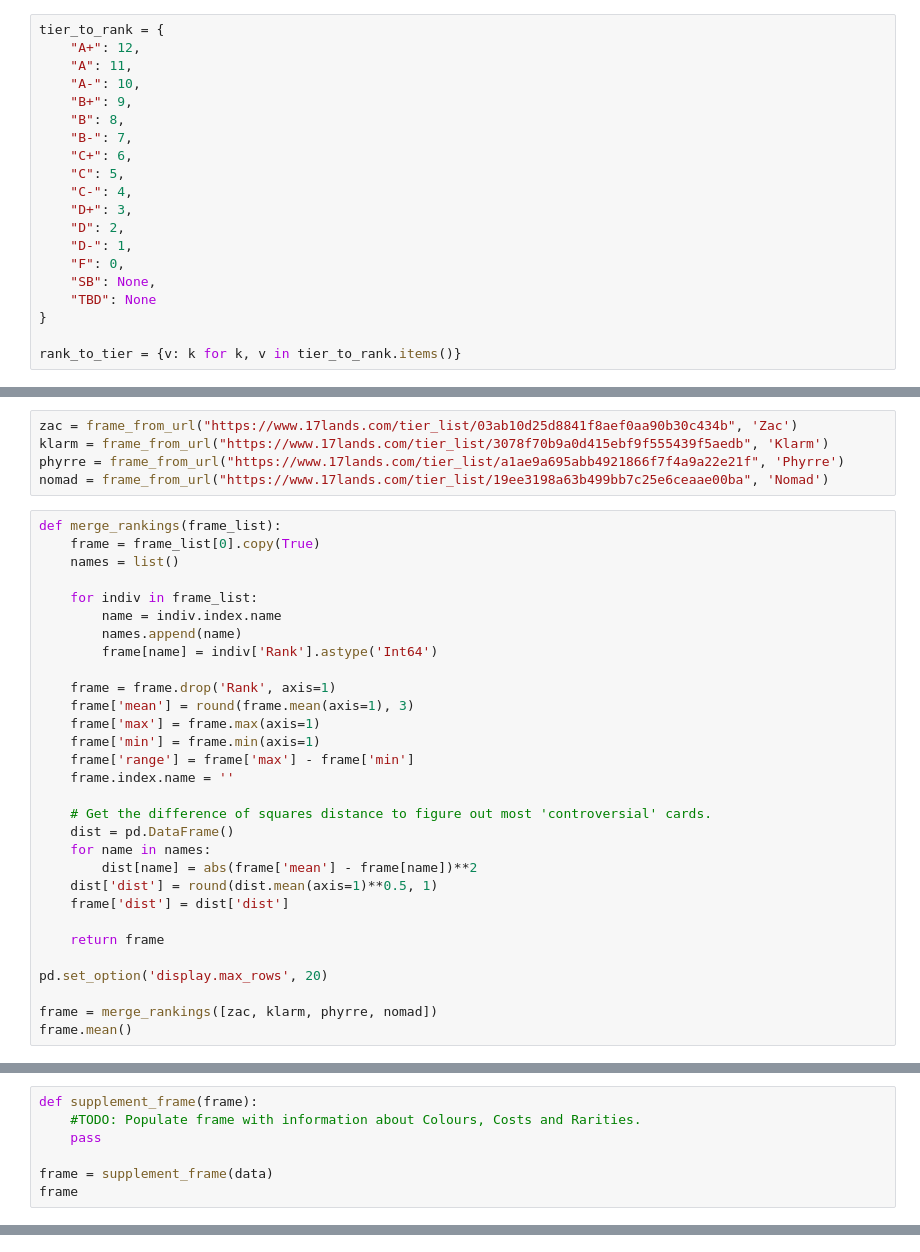
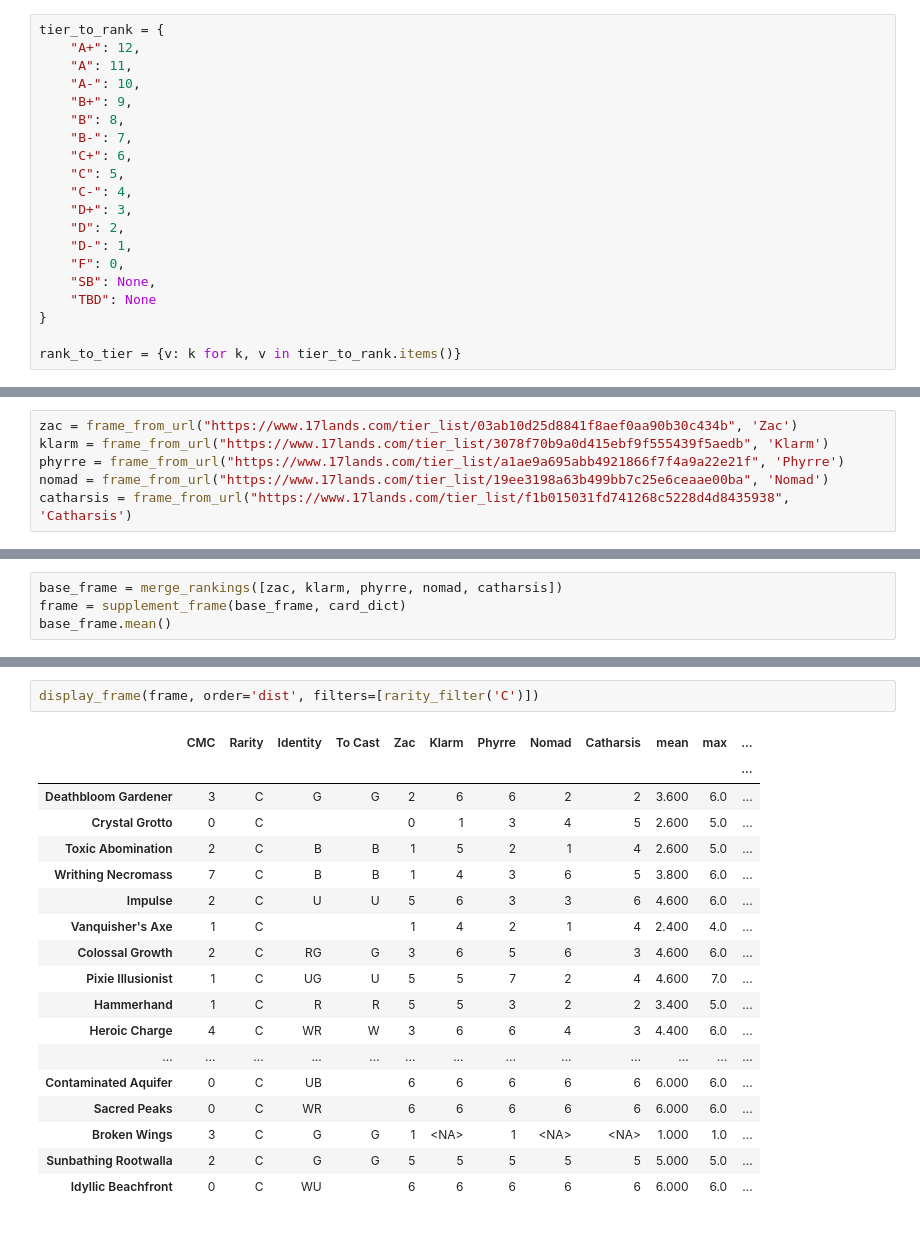
Before and after one commit to ZacharyMN709/DraftMetaReporter, a Jupyter notebook: TierList Aggregator.ipynb, the cells around one changed output, grey strips where cells are left out. Saved outputs shown, nothing was run; the diff lists cells and outputs as text.

Commit message:
Updates to TierList analysis logic.

```diff
--- a/TierList Aggregator.ipynb
+++ b/TierList Aggregator.ipynb
@@ -254,33 +349,4 @@ zac = frame_from_url("https://www.17lands.com/tier_list/03ab10d25d8841f8aef0aa90
 klarm = frame_from_url("https://www.17lands.com/tier_list/3078f70b9a0d415ebf9f555439f5aedb", 'Klarm')
 phyrre = frame_from_url("https://www.17lands.com/tier_list/a1ae9a695abb4921866f7f4a9a22e21f", 'Phyrre')
 nomad = frame_from_url("https://www.17lands.com/tier_list/19ee3198a63b499bb7c25e6ceaae00ba", 'Nomad')
+catharsis = frame_from_url("https://www.17lands.com/tier_list/f1b015031fd741268c5228d4d8435938", 'Catharsis')
-# %%
-def merge_rankings(frame_list):
-    frame = frame_list[0].copy(True)
-    names = list()
-
-    for indiv in frame_list:
-        name = indiv.index.name
-        names.append(name)
-        frame[name] = indiv['Rank'].astype('Int64')
-
-    frame = frame.drop('Rank', axis=1)
-    frame['mean'] = round(frame.mean(axis=1), 3)
-    frame['max'] = frame.max(axis=1)
-    frame['min'] = frame.min(axis=1)
-    frame['range'] = frame['max'] - frame['min']
-    frame.index.name = ''
-
-    # Get the difference of squares distance to figure out most 'controversial' cards.
-    dist = pd.DataFrame()
-    for name in names:
-        dist[name] = abs(frame['mean'] - frame[name])**2
-    dist['dist'] = round(dist.mean(axis=1)**0.5, 1)
-    frame['dist'] = dist['dist']
-
-    return frame
-
-pd.set_option('display.max_rows', 20)
-
-frame = merge_rankings([zac, klarm, phyrre, nomad])
-frame.mean()
@@ -371,7 +352,0 @@ frame.T[["Dragon Whelp", "Soaring Drake"]].T
-# %%
-def supplement_frame(frame):
-    #TODO: Populate frame with information about Colours, Costs and Rarities.
-    pass
-
-frame = supplement_frame(data)
-frame
@@ -462,0 +353,4 @@ frame.sort_values('dist', ascending=False)
+# %%
+base_frame = merge_rankings([zac, klarm, phyrre, nomad, catharsis])
+frame = supplement_frame(base_frame, card_dict)
+base_frame.mean()
@@ -462,0 +370,21 @@ frame.sort_values('dist', ascending=False)
+# %%
+display_frame(frame, order='dist', filters=[rarity_filter('C')])
+# %% [output]
+|  | CMC | Rarity | Identity | To Cast | Zac | Klarm | Phyrre | Nomad | Catharsis | mean | max | ... |
+|  |  |  |  |  |  |  |  |  |  |  |  | ... |
+| Deathbloom Gardener | 3 | C | G | G | 2 | 6 | 6 | 2 | 2 | 3.600 | 6.0 | ... |
+| Crystal Grotto | 0 | C |  |  | 0 | 1 | 3 | 4 | 5 | 2.600 | 5.0 | ... |
+| Toxic Abomination | 2 | C | B | B | 1 | 5 | 2 | 1 | 4 | 2.600 | 5.0 | ... |
+| Writhing Necromass | 7 | C | B | B | 1 | 4 | 3 | 6 | 5 | 3.800 | 6.0 | ... |
+| Impulse | 2 | C | U | U | 5 | 6 | 3 | 3 | 6 | 4.600 | 6.0 | ... |
+| Vanquisher's Axe | 1 | C |  |  | 1 | 4 | 2 | 1 | 4 | 2.400 | 4.0 | ... |
+| Colossal Growth | 2 | C | RG | G | 3 | 6 | 5 | 6 | 3 | 4.600 | 6.0 | ... |
+| Pixie Illusionist | 1 | C | UG | U | 5 | 5 | 7 | 2 | 4 | 4.600 | 7.0 | ... |
+| Hammerhand | 1 | C | R | R | 5 | 5 | 3 | 2 | 2 | 3.400 | 5.0 | ... |
+| Heroic Charge | 4 | C | WR | W | 3 | 6 | 6 | 4 | 3 | 4.400 | 6.0 | ... |
+| ... | ... | ... | ... | ... | ... | ... | ... | ... | ... | ... | ... | ... |
+| Contaminated Aquifer | 0 | C | UB |  | 6 | 6 | 6 | 6 | 6 | 6.000 | 6.0 | ... |
+| Sacred Peaks | 0 | C | WR |  | 6 | 6 | 6 | 6 | 6 | 6.000 | 6.0 | ... |
+| Broken Wings | 3 | C | G | G | 1 | <NA> | 1 | <NA> | <NA> | 1.000 | 1.0 | ... |
+| Sunbathing Rootwalla | 2 | C | G | G | 5 | 5 | 5 | 5 | 5 | 5.000 | 5.0 | ... |
+| Idyllic Beachfront | 0 | C | WU |  | 6 | 6 | 6 | 6 | 6 | 6.000 | 6.0 | ... |
```
Also changed, not shown: parts of 23 cells of this notebook, 2 other files.
